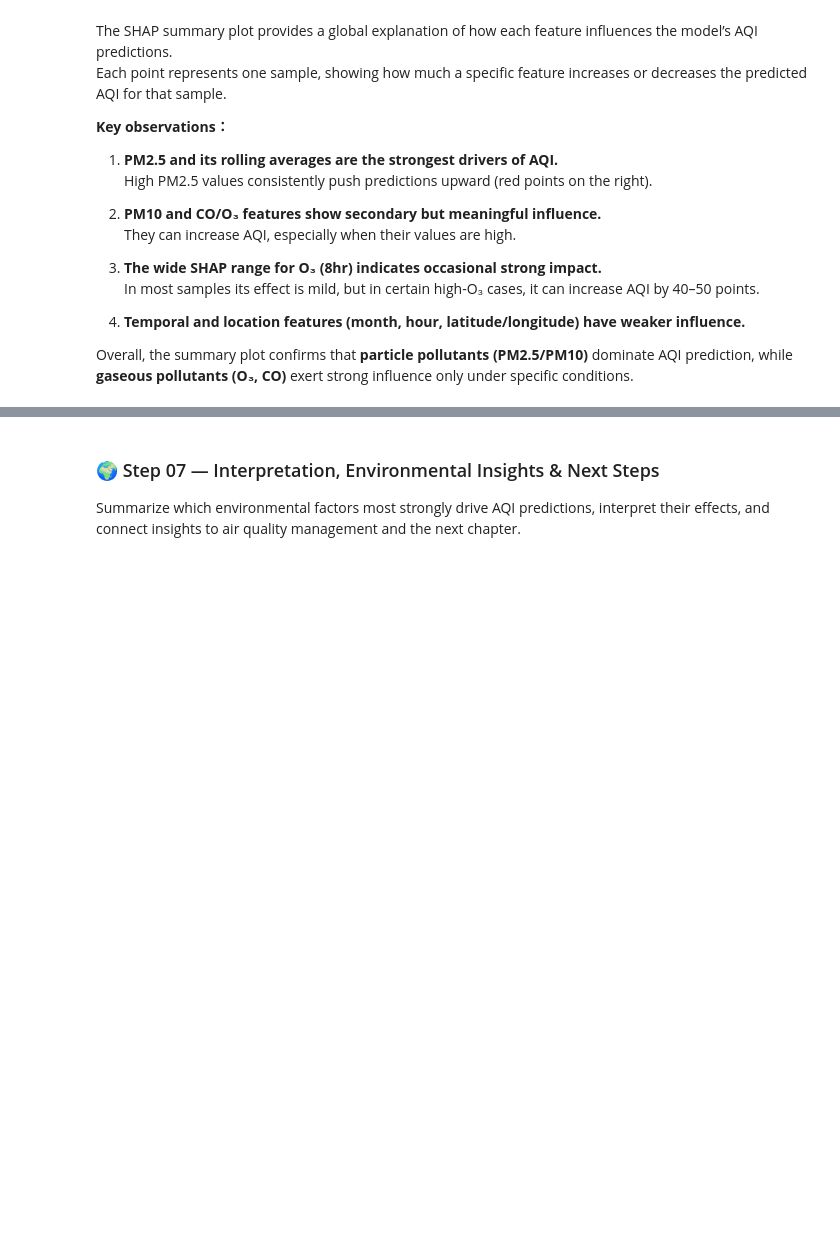
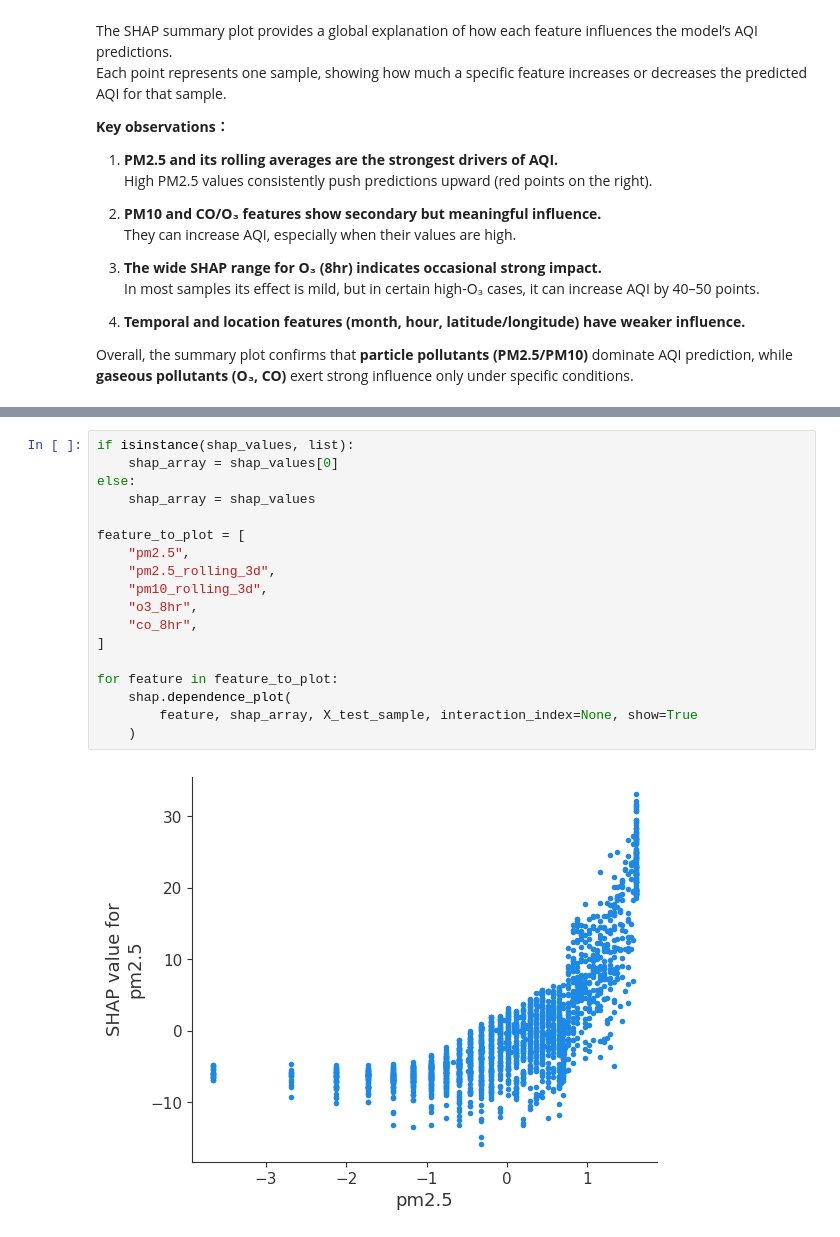
Before and after one commit to chgwyellow/air_pollution_analysis, a Jupyter notebook: notebook/06_model_explainability_shap_analysis.ipynb, the cells around one changed output, grey strips where cells are left out. Drawn from its saved outputs; the diff is of its cells as text; blank space fills up the shorter version.

Commit message:
Finish chapter 6.

```diff
--- a/notebook/06_model_explainability_shap_analysis.ipynb
+++ b/notebook/06_model_explainability_shap_analysis.ipynb
@@ -195,3 +234,20 @@ Create SHAP dependence plots for the top features to study nonlinear relationshi
-# %% [markdown]
-### 🌍 Step 07 — Interpretation, Environmental Insights & Next Steps
-Summarize which environmental factors most strongly drive AQI predictions, interpret their effects, and connect insights to air quality management and the next chapter.
+# %%
+if isinstance(shap_values, list):
+    shap_array = shap_values[0]
+else:
+    shap_array = shap_values
+
+feature_to_plot = [
+    "pm2.5",
+    "pm2.5_rolling_3d",
+    "pm10_rolling_3d",
+    "o3_8hr",
+    "co_8hr",
+]
+
+for feature in feature_to_plot:
+    shap.dependence_plot(
+        feature, shap_array, X_test_sample, interaction_index=None, show=True
+    )
+# %% [output]
+[figure, added]
```
Also changed, not shown: parts of 3 cells of this notebook.
